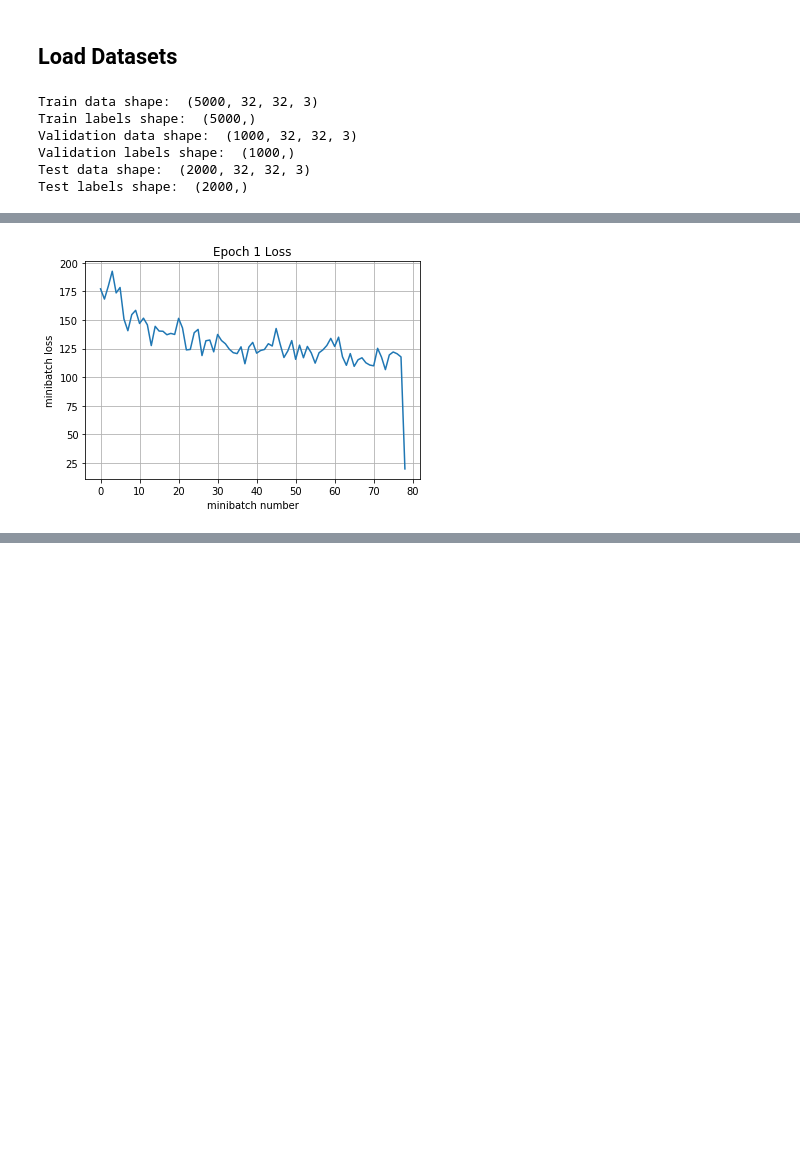
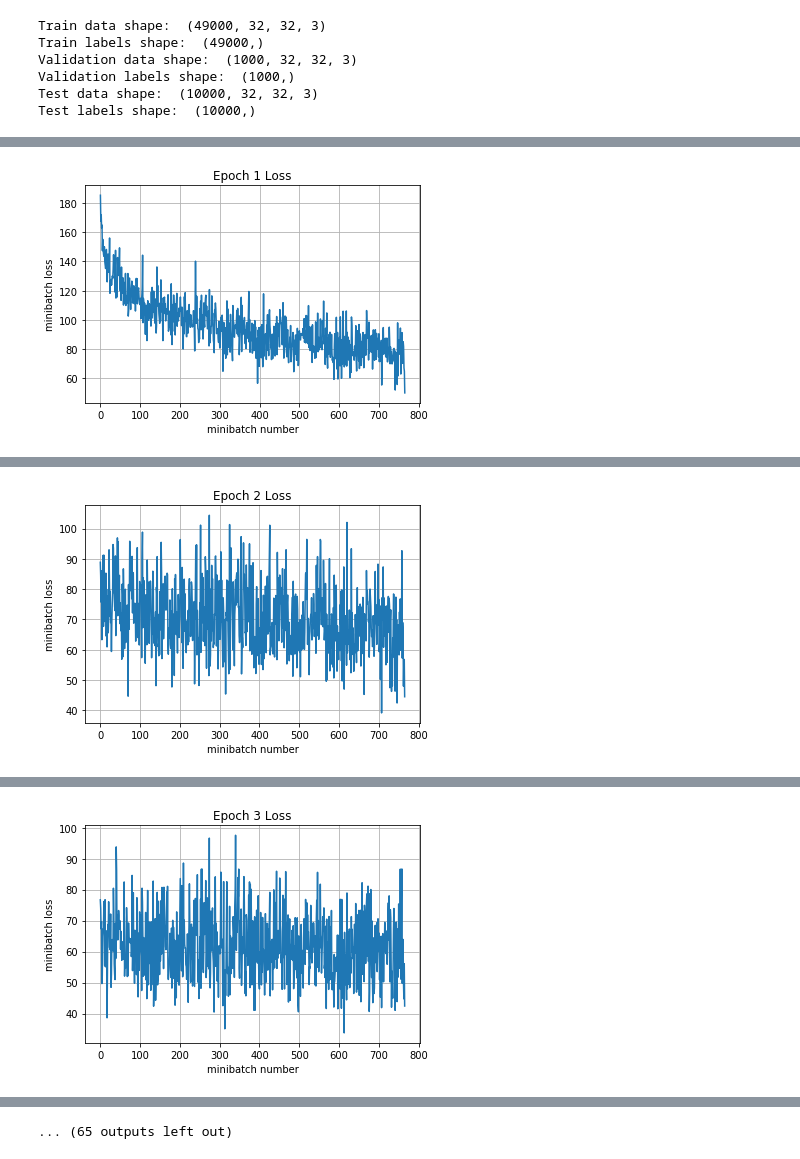
Before and after one commit to surukuntu/simple-cifar-10, a Jupyter notebook: TensorFlow VGG.ipynb, the cells around one changed output, grey strips where cells are left out. Drawn from its saved outputs; the diff is of its cells as text; code cells hidden in the pictures; blank space fills up the shorter version.

Commit message:
updated model

```diff
--- a/TensorFlow VGG.ipynb
+++ b/TensorFlow VGG.ipynb
@@ -1,5 +1,3 @@
-# %% [markdown]
-## Load Datasets
 # %%
 import tensorflow as tf
 import numpy as np
@@ -41,8 +39,8 @@ def get_CIFAR10_data(num_training=49000, num_validation=1000, num_test=10000):
 
 
 # Invoke the above function to get our data.
-X_train, y_train, X_val, y_val, X_test, y_test = get_CIFAR10_data(num_training=5000, num_validation=1000, num_test=2000)
-# X_train, y_train, X_val, y_val, X_test, y_test = get_CIFAR10_data()
+# X_train, y_train, X_val, y_val, X_test, y_test = get_CIFAR10_data(num_training=5000, num_validation=1000, num_test=2000)
+X_train, y_train, X_val, y_val, X_test, y_test = get_CIFAR10_data()
 print('Train data shape: ', X_train.shape)
 print('Train labels shape: ', y_train.shape)
 print('Validation data shape: ', X_val.shape)
@@ -50,12 +48,12 @@ print('Validation labels shape: ', y_val.shape)
 print('Test data shape: ', X_test.shape)
 print('Test labels shape: ', y_test.shape)
 # %% [output]
-Train data shape:  (5000, 32, 32, 3)
-Train labels shape:  (5000,)
+Train data shape:  (49000, 32, 32, 3)
+Train labels shape:  (49000,)
 Validation data shape:  (1000, 32, 32, 3)
 Validation labels shape:  (1000,)
-Test data shape:  (2000, 32, 32, 3)
-Test labels shape:  (2000,)
+Test data shape:  (10000, 32, 32, 3)
+Test labels shape:  (10000,)
 # %%
 def run_model(writer, merged, session, predict, loss_val, Xd, yd,
               epochs=1, batch_size=64, print_every=100,
@@ -99,7 +97,7 @@ def run_model(writer, merged, session, predict, loss_val, Xd, yd,
             # have tensorflow compute loss and correct predictions
             # and (if given) perform a training step
             summary, loss, corr, _ = session.run(variables,feed_dict=feed_dict)
-            writer.add_summary(summary, i)
+            writer.add_summary(summary, i*e)
             # aggregate performance stats
             losses.append(loss*actual_batch_size)
             correct += np.sum(corr)
@@ -174,10 +183,10 @@ with tf.control_dependencies(extra_update_ops):
 merged=tf.summary.merge_all()
 sess = tf.Session()
 # sess = tf_debug.TensorBoardDebugWrapperSession(sess, "e9a3475a5764:6005")
-writer = tf.summary.FileWriter(logdir="/tmp/f5/...", graph=sess.graph)
+writer = tf.summary.FileWriter(logdir="/tmp/f100/...", graph=sess.graph)
 sess.run(tf.global_variables_initializer())
 print('Training')
-run_model(writer, merged, sess,y_out,mean_loss,X_train,y_train,1,64,100,train_step,True)
+run_model(writer, merged, sess,y_out,mean_loss,X_train,y_train,100,64,100,train_step,True)
 print('Validation')
 run_model(writer, merged, sess,y_out,mean_loss,X_val,y_val,1,64)
 writer.close()
@@ -188 +204 @@ Epoch 1, Overall loss = 2.06 and accuracy of 0.265
-[figure, old version]
+[figure, new version]
@@ -190,0 +214 @@ Epoch 1, Overall loss = 2.06 and accuracy of 0.254
+[figure, added]
@@ -190,0 +223 @@ Epoch 1, Overall loss = 2.06 and accuracy of 0.254
+[figure, added]
@@ -191,3 +253,4 @@ Epoch 1, Overall loss = 2.06 and accuracy of 0.254
+... (65 outputs left out)
 # %%
 # Test your model here, and make sure
 # the output of this cell is the accuracy
```
Also changed, not shown: parts of 2 cells of this notebook.
